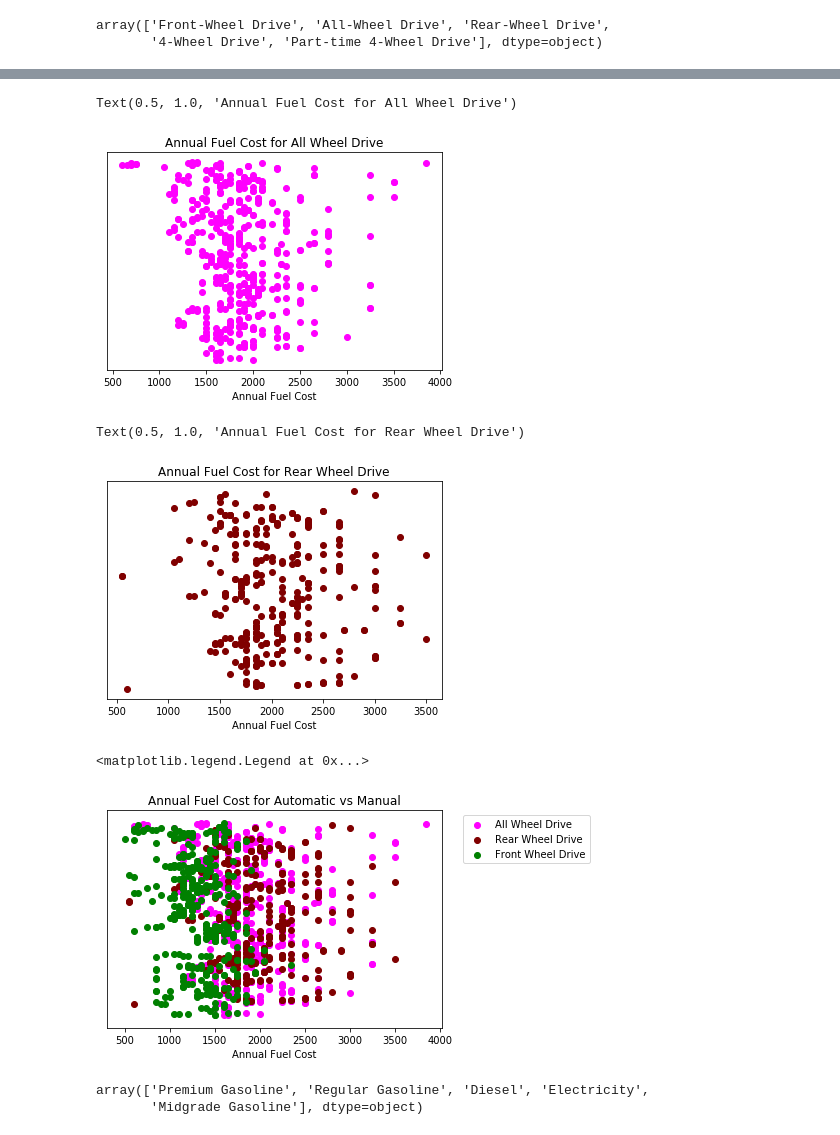
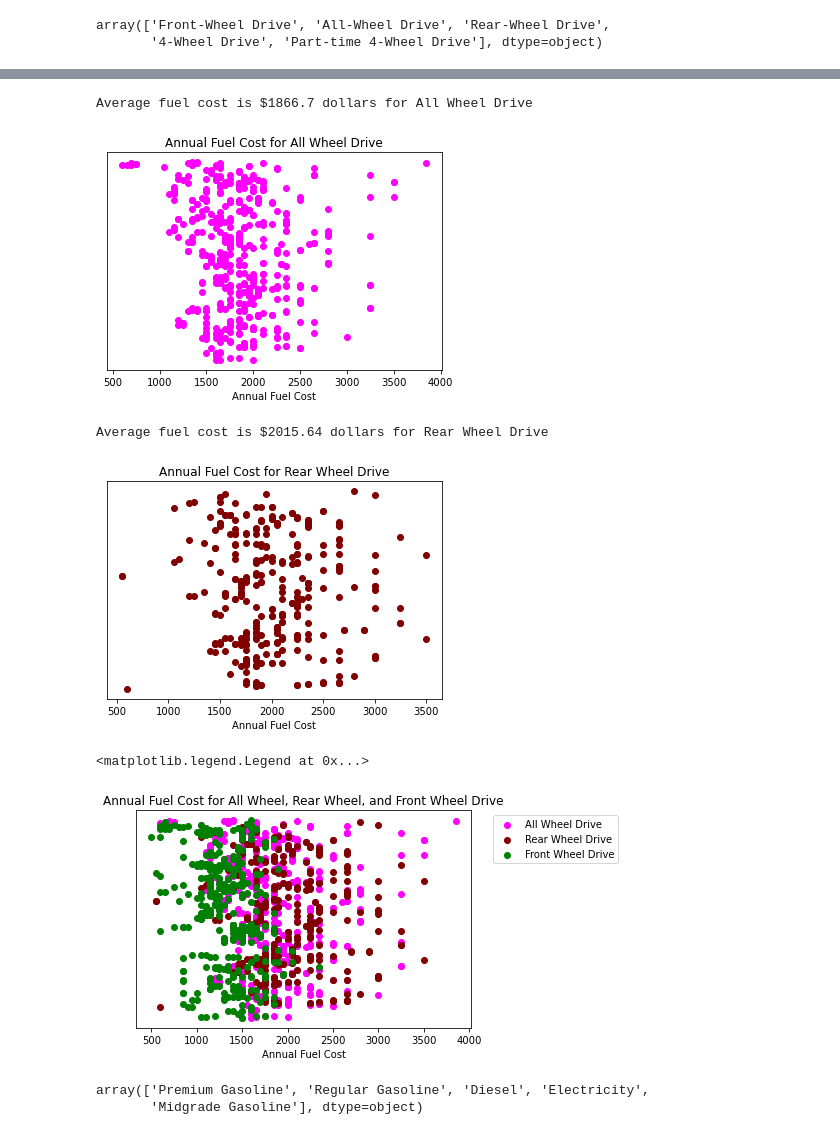
Before and after one commit to geraldwattsthethird/Fuel-Cost-Analysis, a Jupyter notebook: Fuel_Cost.ipynb, the cells around one changed output, grey strips where cells are left out. Drawn from its saved outputs; the diff is of its cells as text; code cells hidden in the pictures.

```diff
--- a/Fuel_Cost.ipynb
+++ b/Fuel_Cost.ipynb
@@ -434,9 +438,12 @@ ax.axes.yaxis.set_visible(False)
 # Labels
 plt.xlabel("Annual Fuel Cost")
 plt.title("Annual Fuel Cost for All Wheel Drive")
+
+av_all_wh = all_wh['Annual Fuel Cost (FT1)'].mean()
+print(f'Average fuel cost is ${round(av_all_wh, 2)} dollars for All Wheel Drive')
 # %% [output]
-Text(0.5, 1.0, 'Annual Fuel Cost for All Wheel Drive')
+Average fuel cost is $1866.7 dollars for All Wheel Drive
-[figure, old version]
+[figure, new version]
 # %%
 #Rear wheel drive
 r_fuel_cost = rear['Annual Fuel Cost (FT1)']
@@ -451,26 +458,29 @@ ax.axes.yaxis.set_visible(False)
 # Labels
 plt.xlabel("Annual Fuel Cost")
 plt.title("Annual Fuel Cost for Rear Wheel Drive")
+
+av_rear = rear['Annual Fuel Cost (FT1)'].mean()
+print(f'Average fuel cost is ${round(av_rear, 2)} dollars for Rear Wheel Drive')
 # %% [output]
-Text(0.5, 1.0, 'Annual Fuel Cost for Rear Wheel Drive')
+Average fuel cost is $2015.64 dollars for Rear Wheel Drive
 [figure]
 # %%
 #Combined all data for comparison
 all_plot = plt.scatter(a_fuel_cost, a_v_id, color="magenta", label="All Wheel Drive")
 rear_plot = plt.scatter(r_fuel_cost, r_v_id, color="maroon", label="Rear Wheel Drive")
 front_plot = plt.scatter(f_fuel_cost, f_v_id, color="green", label="Front Wheel Drive")
 
 # Make y axis disappear #magic
 ax = plt.gca()
 ax.axes.yaxis.set_visible(False)
 
 # Labels
 plt.xlabel("Annual Fuel Cost")
-plt.title("Annual Fuel Cost for Automatic vs Manual")
+plt.title("Annual Fuel Cost for All Wheel, Rear Wheel, and Front Wheel Drive")
 plt.legend(handles=[all_plot, rear_plot, front_plot], bbox_to_anchor=(1.05, 1), loc='upper left')
 # %% [output]
 <matplotlib.legend.Legend at 0x...>
-[figure, old version]
+[figure, new version]
 # %%
 # engine_2017 = cleaned_data2['Engine Cylinders']
 # engine_2017.dtypes
```
Also changed, not shown: parts of 21 cells of this notebook, 1 other file.
